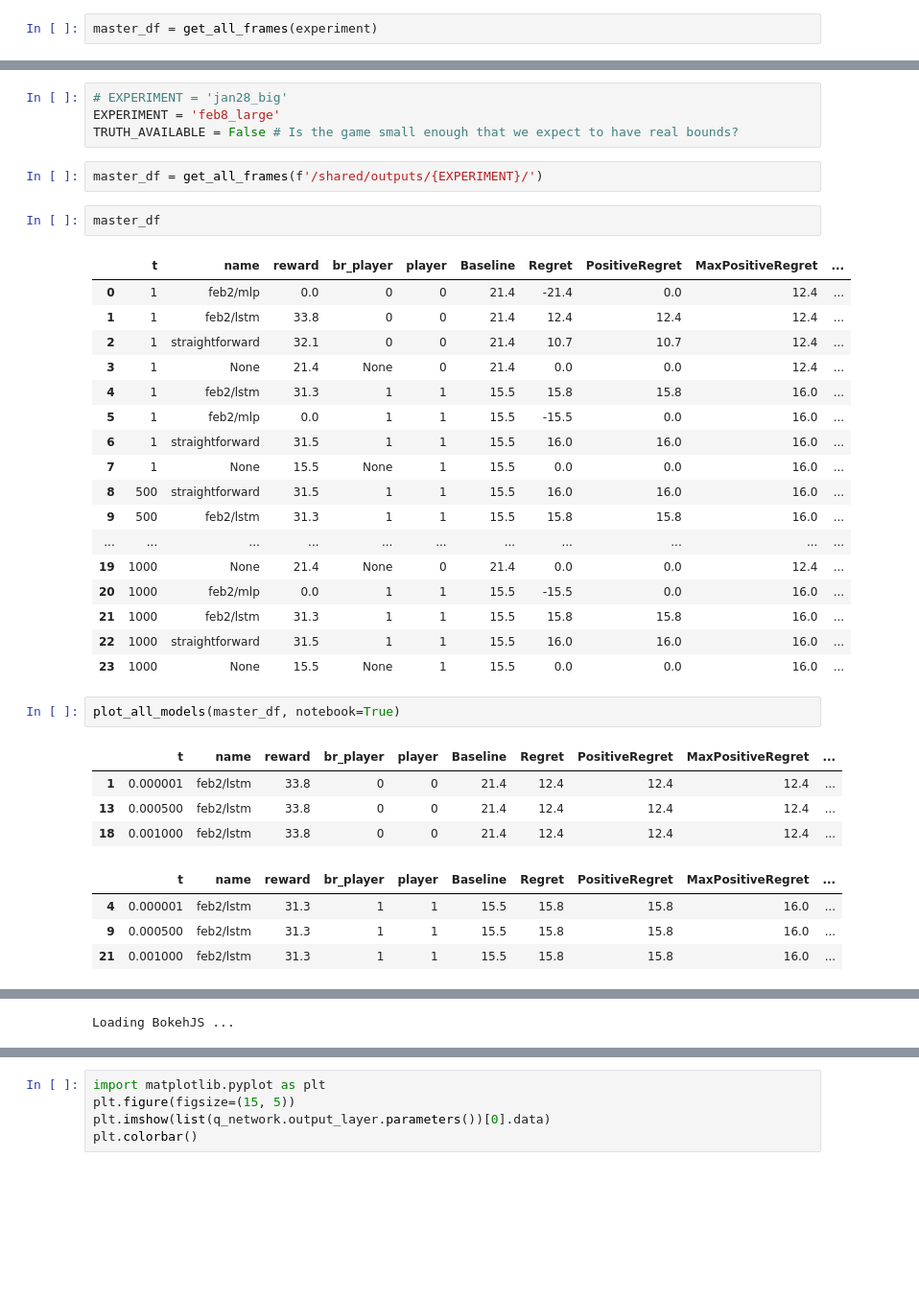
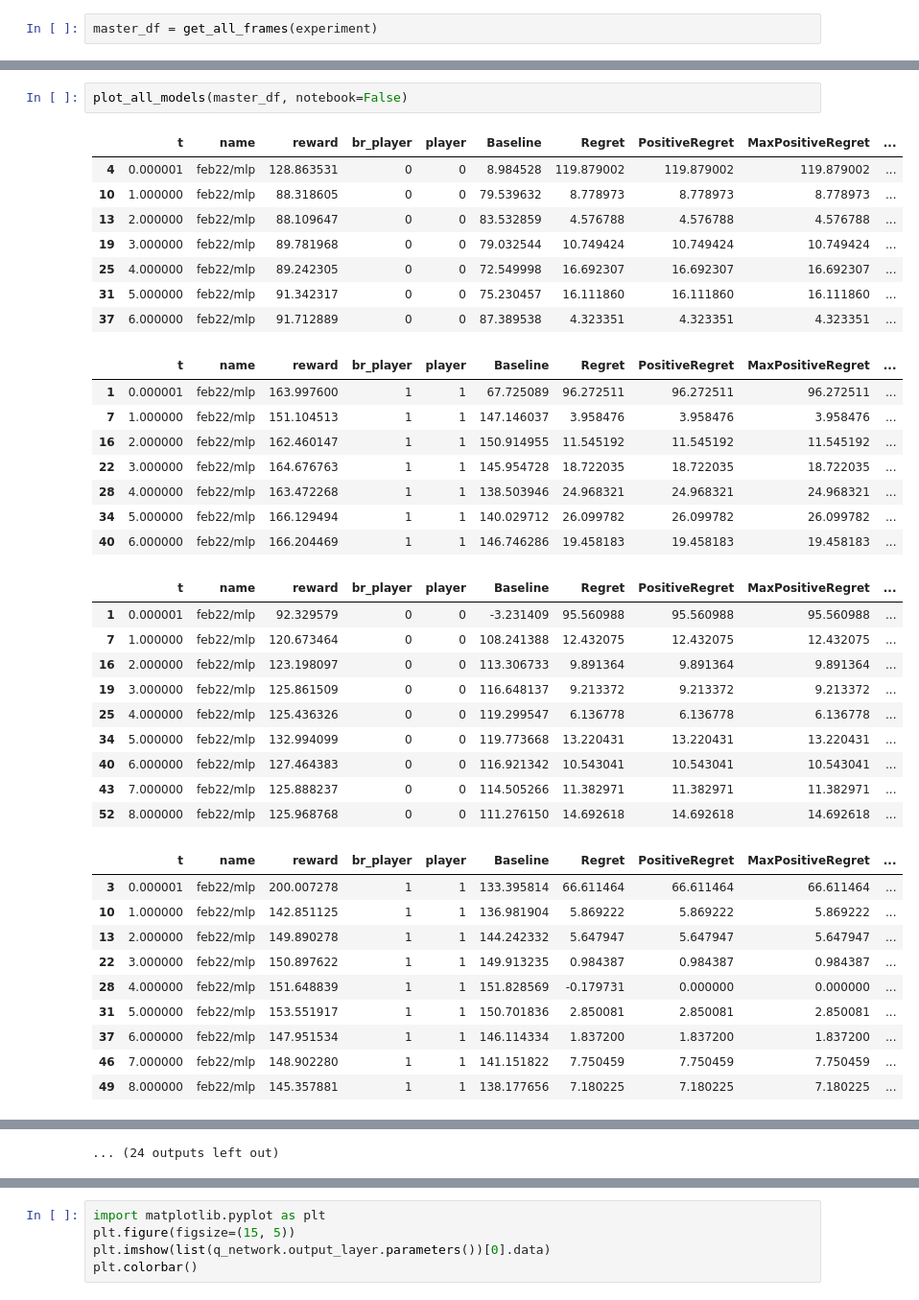
Before and after one commit to newmanne/open_spiel, a Jupyter notebook: open_spiel/python/examples/notebooks/ApproxNashConvEval.ipynb, the cells around one changed output, grey strips where cells are left out. Shown at 96% size. Drawn from its saved outputs; the diff is of its cells as text; blank space fills up the shorter version.

```diff
--- a/open_spiel/python/examples/notebooks/ApproxNashConvEval.ipynb
+++ b/open_spiel/python/examples/notebooks/ApproxNashConvEval.ipynb
@@ -44,37 +41,39 @@ feb7_large  jan25_medium     jan25_small        test
-# %%
-# EXPERIMENT = 'jan28_big'
-EXPERIMENT = 'feb8_large'
-TRUTH_AVAILABLE = False # Is the game small enough that we expect to have real bounds?
-# %%
-master_df = get_all_frames(f'/shared/outputs/{EXPERIMENT}/')
-# %%
-master_df
-# %% [output]
-|  | t | name | reward | br_player | player | Baseline | Regret | PositiveRegret | MaxPositiveRegret | ... |
-| 0 | 1 | feb2/mlp | 0.0 | 0 | 0 | 21.4 | -21.4 | 0.0 | 12.4 | ... |
-| 1 | 1 | feb2/lstm | 33.8 | 0 | 0 | 21.4 | 12.4 | 12.4 | 12.4 | ... |
-| 2 | 1 | straightforward | 32.1 | 0 | 0 | 21.4 | 10.7 | 10.7 | 12.4 | ... |
-| 3 | 1 | None | 21.4 | None | 0 | 21.4 | 0.0 | 0.0 | 12.4 | ... |
-| 4 | 1 | feb2/lstm | 31.3 | 1 | 1 | 15.5 | 15.8 | 15.8 | 16.0 | ... |
-| 5 | 1 | feb2/mlp | 0.0 | 1 | 1 | 15.5 | -15.5 | 0.0 | 16.0 | ... |
-| 6 | 1 | straightforward | 31.5 | 1 | 1 | 15.5 | 16.0 | 16.0 | 16.0 | ... |
-| 7 | 1 | None | 15.5 | None | 1 | 15.5 | 0.0 | 0.0 | 16.0 | ... |
-| 8 | 500 | straightforward | 31.5 | 1 | 1 | 15.5 | 16.0 | 16.0 | 16.0 | ... |
-| 9 | 500 | feb2/lstm | 31.3 | 1 | 1 | 15.5 | 15.8 | 15.8 | 16.0 | ... |
-| ... | ... | ... | ... | ... | ... | ... | ... | ... | ... | ... |
-| 19 | 1000 | None | 21.4 | None | 0 | 21.4 | 0.0 | 0.0 | 12.4 | ... |
-| 20 | 1000 | feb2/mlp | 0.0 | 1 | 1 | 15.5 | -15.5 | 0.0 | 16.0 | ... |
-| 21 | 1000 | feb2/lstm | 31.3 | 1 | 1 | 15.5 | 15.8 | 15.8 | 16.0 | ... |
-| 22 | 1000 | straightforward | 31.5 | 1 | 1 | 15.5 | 16.0 | 16.0 | 16.0 | ... |
-| 23 | 1000 | None | 15.5 | None | 1 | 15.5 | 0.0 | 0.0 | 16.0 | ... |
 # %%
-plot_all_models(master_df, notebook=True)
+plot_all_models(master_df, notebook=False)
 # %% [output]
 |  | t | name | reward | br_player | player | Baseline | Regret | PositiveRegret | MaxPositiveRegret | ... |
-| 1 | 0.000001 | feb2/lstm | 33.8 | 0 | 0 | 21.4 | 12.4 | 12.4 | 12.4 | ... |
-| 13 | 0.000500 | feb2/lstm | 33.8 | 0 | 0 | 21.4 | 12.4 | 12.4 | 12.4 | ... |
-| 18 | 0.001000 | feb2/lstm | 33.8 | 0 | 0 | 21.4 | 12.4 | 12.4 | 12.4 | ... |
+| 4 | 0.000001 | feb22/mlp | 128.863531 | 0 | 0 | 8.984528 | 119.879002 | 119.879002 | 119.879002 | ... |
+| 10 | 1.000000 | feb22/mlp | 88.318605 | 0 | 0 | 79.539632 | 8.778973 | 8.778973 | 8.778973 | ... |
+| 13 | 2.000000 | feb22/mlp | 88.109647 | 0 | 0 | 83.532859 | 4.576788 | 4.576788 | 4.576788 | ... |
+| 19 | 3.000000 | feb22/mlp | 89.781968 | 0 | 0 | 79.032544 | 10.749424 | 10.749424 | 10.749424 | ... |
+| 25 | 4.000000 | feb22/mlp | 89.242305 | 0 | 0 | 72.549998 | 16.692307 | 16.692307 | 16.692307 | ... |
+| 31 | 5.000000 | feb22/mlp | 91.342317 | 0 | 0 | 75.230457 | 16.111860 | 16.111860 | 16.111860 | ... |
+| 37 | 6.000000 | feb22/mlp | 91.712889 | 0 | 0 | 87.389538 | 4.323351 | 4.323351 | 4.323351 | ... |
 |  | t | name | reward | br_player | player | Baseline | Regret | PositiveRegret | MaxPositiveRegret | ... |
-| 4 | 0.000001 | feb2/lstm | 31.3 | 1 | 1 | 15.5 | 15.8 | 15.8 | 16.0 | ... |
-| 9 | 0.000500 | feb2/lstm | 31.3 | 1 | 1 | 15.5 | 15.8 | 15.8 | 16.0 | ... |
-| 21 | 0.001000 | feb2/lstm | 31.3 | 1 | 1 | 15.5 | 15.8 | 15.8 | 16.0 | ... |
+| 1 | 0.000001 | feb22/mlp | 163.997600 | 1 | 1 | 67.725089 | 96.272511 | 96.272511 | 96.272511 | ... |
+| 7 | 1.000000 | feb22/mlp | 151.104513 | 1 | 1 | 147.146037 | 3.958476 | 3.958476 | 3.958476 | ... |
+| 16 | 2.000000 | feb22/mlp | 162.460147 | 1 | 1 | 150.914955 | 11.545192 | 11.545192 | 11.545192 | ... |
+| 22 | 3.000000 | feb22/mlp | 164.676763 | 1 | 1 | 145.954728 | 18.722035 | 18.722035 | 18.722035 | ... |
+| 28 | 4.000000 | feb22/mlp | 163.472268 | 1 | 1 | 138.503946 | 24.968321 | 24.968321 | 24.968321 | ... |
+| 34 | 5.000000 | feb22/mlp | 166.129494 | 1 | 1 | 140.029712 | 26.099782 | 26.099782 | 26.099782 | ... |
+| 40 | 6.000000 | feb22/mlp | 166.204469 | 1 | 1 | 146.746286 | 19.458183 | 19.458183 | 19.458183 | ... |
+|  | t | name | reward | br_player | player | Baseline | Regret | PositiveRegret | MaxPositiveRegret | ... |
+| 1 | 0.000001 | feb22/mlp | 92.329579 | 0 | 0 | -3.231409 | 95.560988 | 95.560988 | 95.560988 | ... |
+| 7 | 1.000000 | feb22/mlp | 120.673464 | 0 | 0 | 108.241388 | 12.432075 | 12.432075 | 12.432075 | ... |
+| 16 | 2.000000 | feb22/mlp | 123.198097 | 0 | 0 | 113.306733 | 9.891364 | 9.891364 | 9.891364 | ... |
+| 19 | 3.000000 | feb22/mlp | 125.861509 | 0 | 0 | 116.648137 | 9.213372 | 9.213372 | 9.213372 | ... |
+| 25 | 4.000000 | feb22/mlp | 125.436326 | 0 | 0 | 119.299547 | 6.136778 | 6.136778 | 6.136778 | ... |
+| 34 | 5.000000 | feb22/mlp | 132.994099 | 0 | 0 | 119.773668 | 13.220431 | 13.220431 | 13.220431 | ... |
+| 40 | 6.000000 | feb22/mlp | 127.464383 | 0 | 0 | 116.921342 | 10.543041 | 10.543041 | 10.543041 | ... |
+| 43 | 7.000000 | feb22/mlp | 125.888237 | 0 | 0 | 114.505266 | 11.382971 | 11.382971 | 11.382971 | ... |
+| 52 | 8.000000 | feb22/mlp | 125.968768 | 0 | 0 | 111.276150 | 14.692618 | 14.692618 | 14.692618 | ... |
+|  | t | name | reward | br_player | player | Baseline | Regret | PositiveRegret | MaxPositiveRegret | ... |
+| 3 | 0.000001 | feb22/mlp | 200.007278 | 1 | 1 | 133.395814 | 66.611464 | 66.611464 | 66.611464 | ... |
+| 10 | 1.000000 | feb22/mlp | 142.851125 | 1 | 1 | 136.981904 | 5.869222 | 5.869222 | 5.869222 | ... |
+| 13 | 2.000000 | feb22/mlp | 149.890278 | 1 | 1 | 144.242332 | 5.647947 | 5.647947 | 5.647947 | ... |
+| 22 | 3.000000 | feb22/mlp | 150.897622 | 1 | 1 | 149.913235 | 0.984387 | 0.984387 | 0.984387 | ... |
+| 28 | 4.000000 | feb22/mlp | 151.648839 | 1 | 1 | 151.828569 | -0.179731 | 0.000000 | 0.000000 | ... |
+| 31 | 5.000000 | feb22/mlp | 153.551917 | 1 | 1 | 150.701836 | 2.850081 | 2.850081 | 2.850081 | ... |
+| 37 | 6.000000 | feb22/mlp | 147.951534 | 1 | 1 | 146.114334 | 1.837200 | 1.837200 | 1.837200 | ... |
+| 46 | 7.000000 | feb22/mlp | 148.902280 | 1 | 1 | 141.151822 | 7.750459 | 7.750459 | 7.750459 | ... |
+| 49 | 8.000000 | feb22/mlp | 145.357881 | 1 | 1 | 138.177656 | 7.180225 | 7.180225 | 7.180225 | ... |
@@ -81 +154 @@ plot_all_models(master_df, notebook=True)
-Loading BokehJS ...
+... (24 outputs left out)
```
Also changed, not shown: parts of 10 cells of this notebook, 12 other files.
